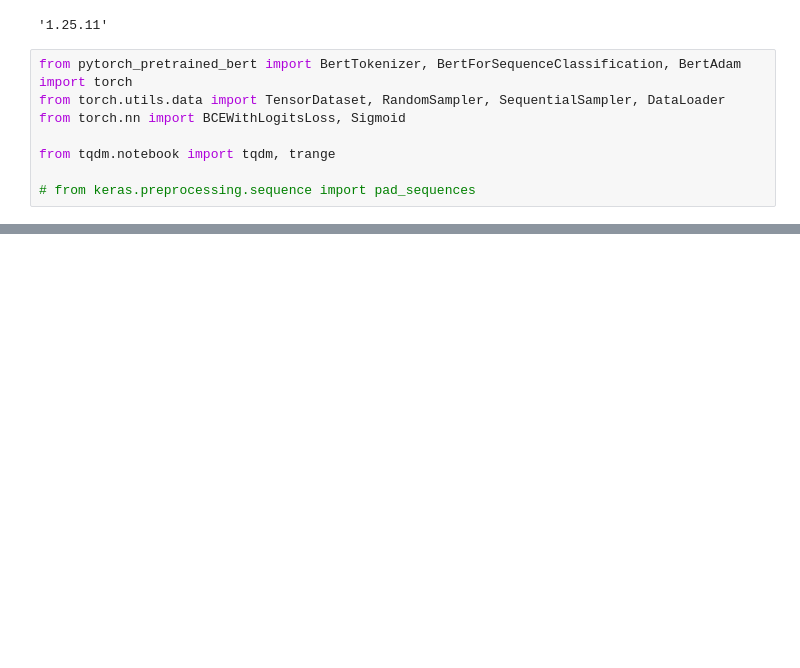
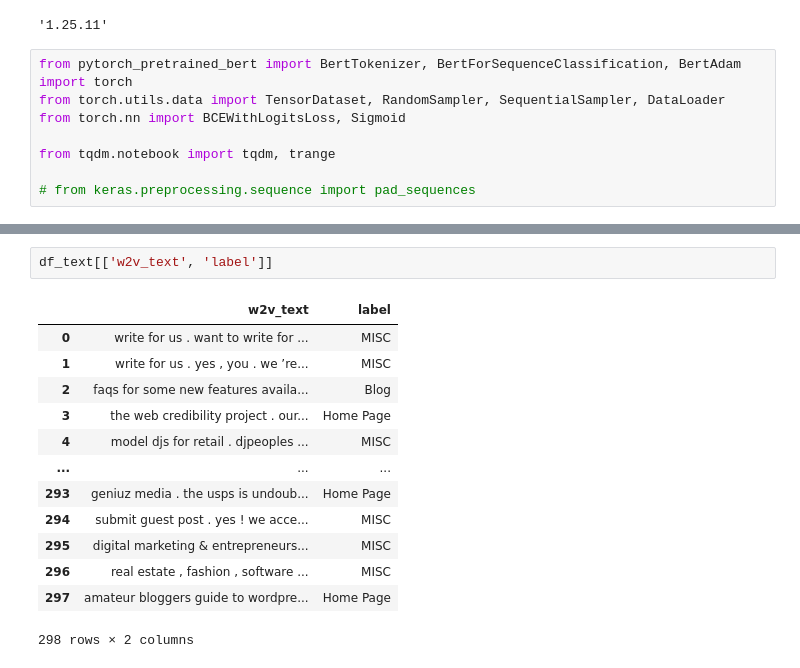
Before and after one commit to hmatzner/text-classification, a Jupyter notebook: url_classification.ipynb, the cells around one changed output, grey strips where cells are left out. Saved outputs shown, nothing was run; the diff lists cells and outputs as text; blank space fills up the shorter version.

```diff
--- a/url_classification.ipynb
+++ b/url_classification.ipynb
@@ -736,0 +779,16 @@ from tqdm.notebook import tqdm, trange
+# %%
+df_text[['w2v_text', 'label']]
+# %% [output]
+|  | w2v_text | label |
+| 0 | write for us . want to write for ... | MISC |
+| 1 | write for us . yes , you . we ’re... | MISC |
+| 2 | faqs for some new features availa... | Blog |
+| 3 | the web credibility project . our... | Home Page |
+| 4 | model djs for retail . djpeoples ... | MISC |
+| ... | ... | ... |
+| 293 | geniuz media . the usps is undoub... | Home Page |
+| 294 | submit guest post . yes ! we acce... | MISC |
+| 295 | digital marketing & entrepreneurs... | MISC |
+| 296 | real estate , fashion , software ... | MISC |
+| 297 | amateur bloggers guide to wordpre... | Home Page |
+298 rows × 2 columns
```
Also changed, not shown: parts of 55 cells of this notebook.
